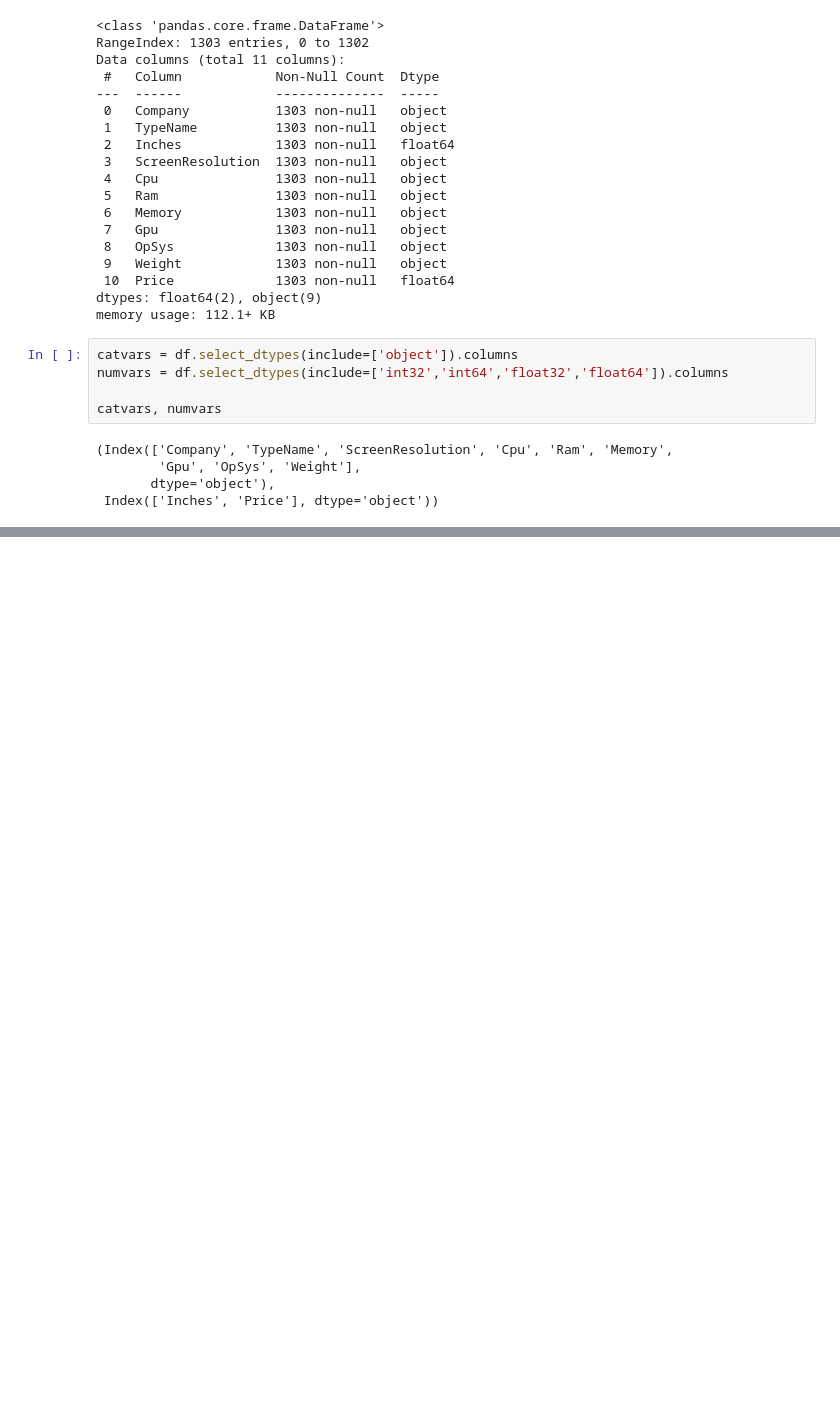
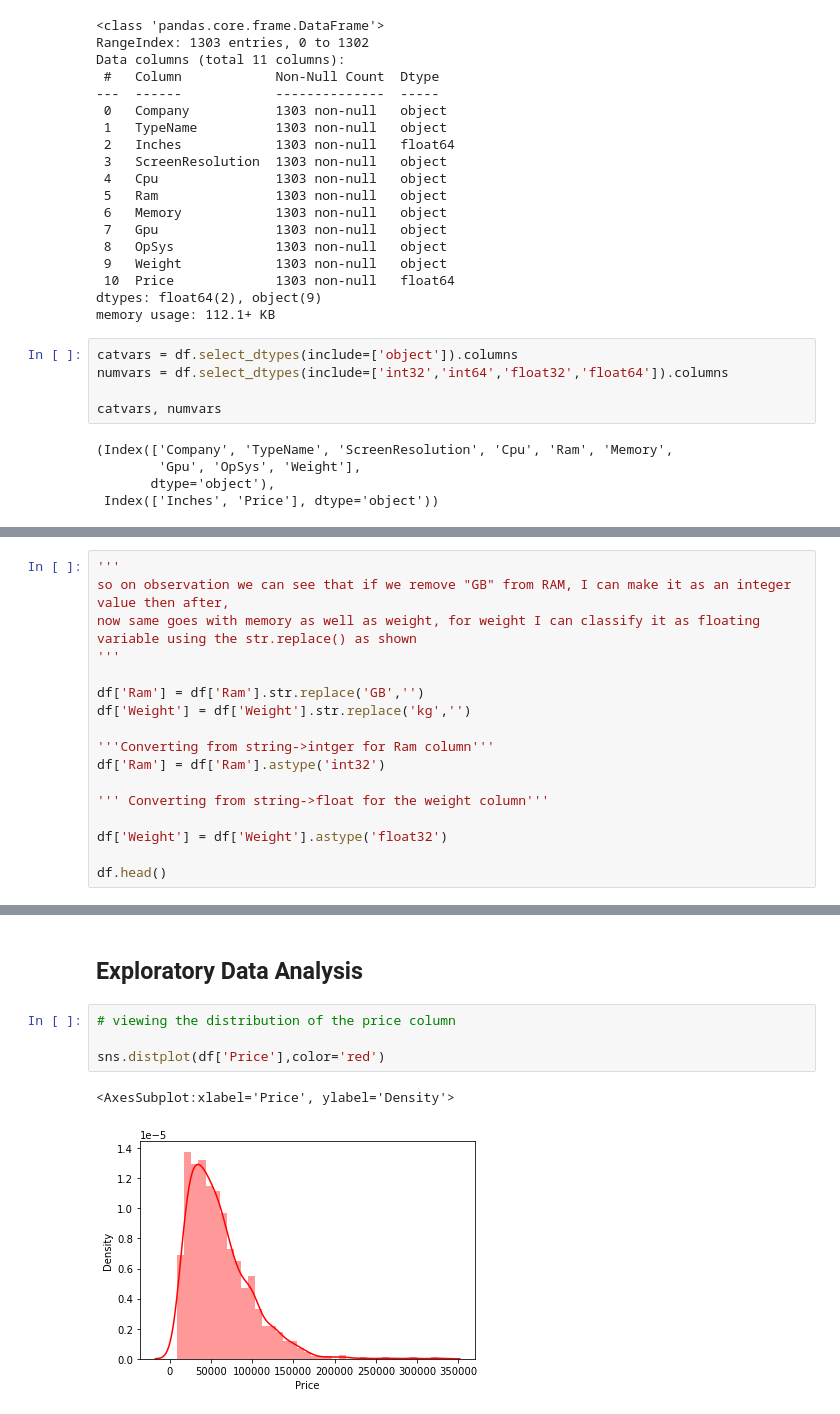
Before and after one commit to Braj-Bhooshan/Projects, a Jupyter notebook: Laptop price pridiction/Laptop_price_prediction.ipynb, the cells around one changed output, grey strips where cells are left out. Saved outputs shown, nothing was run; the diff lists cells and outputs as text; blank space fills up the shorter version.

```diff
--- a/Laptop price pridiction/Laptop_price_prediction.ipynb
+++ b/Laptop price pridiction/Laptop_price_prediction.ipynb
@@ -78,0 +111,17 @@ catvars, numvars
+# %%
+'''
+so on observation we can see that if we remove "GB" from RAM, I can make it as an integer value then after,
+now same goes with memory as well as weight, for weight I can classify it as floating variable using the str.replace() as shown
+'''
+
+df['Ram'] = df['Ram'].str.replace('GB','')
+df['Weight'] = df['Weight'].str.replace('kg','')
+
+'''Converting from string->intger for Ram column'''
+df['Ram'] = df['Ram'].astype('int32')
+
+''' Converting from string->float for the weight column'''
+
+df['Weight'] = df['Weight'].astype('float32')
+
+df.head()
@@ -78,0 +156,9 @@ catvars, numvars
+# %% [markdown]
+## Exploratory Data Analysis
+# %%
+# viewing the distribution of the price column
+
+sns.distplot(df['Price'],color='red')
+# %% [output]
+<AxesSubplot:xlabel='Price', ylabel='Density'>
+[figure, added]
```
Also changed, not shown: parts of 9 cells of this notebook.
